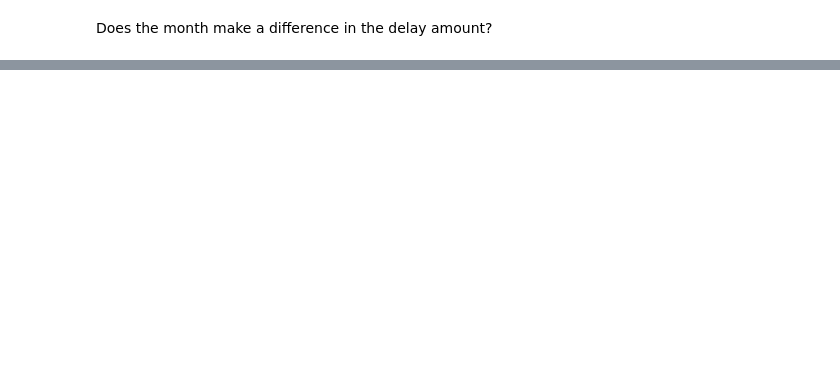
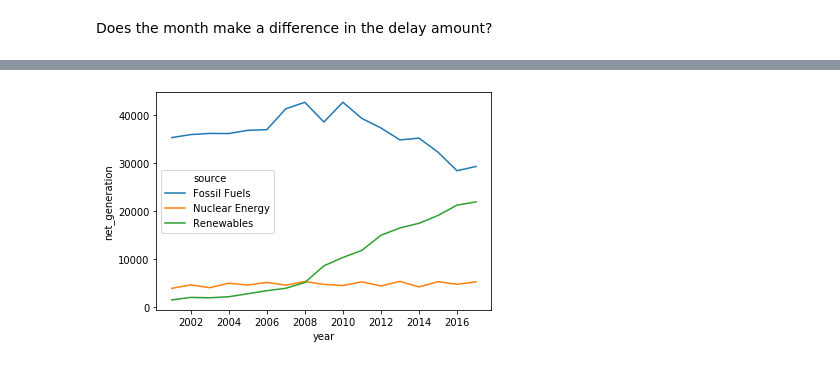
Before and after one commit to soslin/ds-methodologies-exercises, a Jupyter notebook: time_series/time_series_1.ipynb, the cells around one changed output, grey strips where cells are left out. Cells and saved outputs as stored; diff of their text form; code cells hidden in the pictures; blank space fills up the shorter version.

```diff
--- a/time_series/time_series_1.ipynb
+++ b/time_series/time_series_1.ipynb
@@ -725,0 +415,4 @@ plt.show()
+# %%
+from vega_datasets import data
+iowa = data.iowa_electricity()
+iowa.head()
@@ -725,0 +451,5 @@ plt.show()
+# %%
+sns.lineplot(data=iowa.reset_index(), x='year', y='net_generation', hue='source')
+plt.show()
+# %% [output]
+[figure, added]
```
Also changed, not shown: parts of 58 cells of this notebook.
